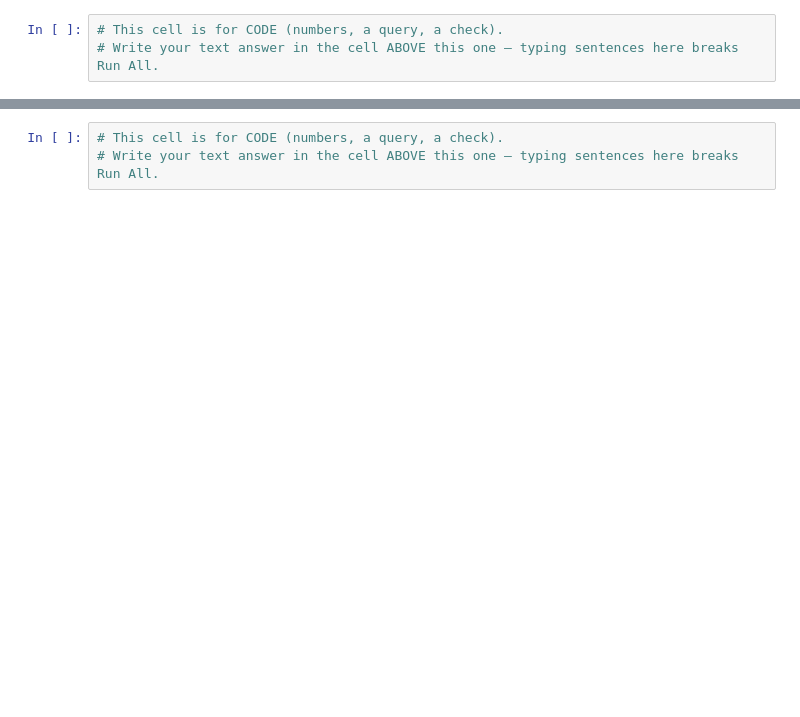
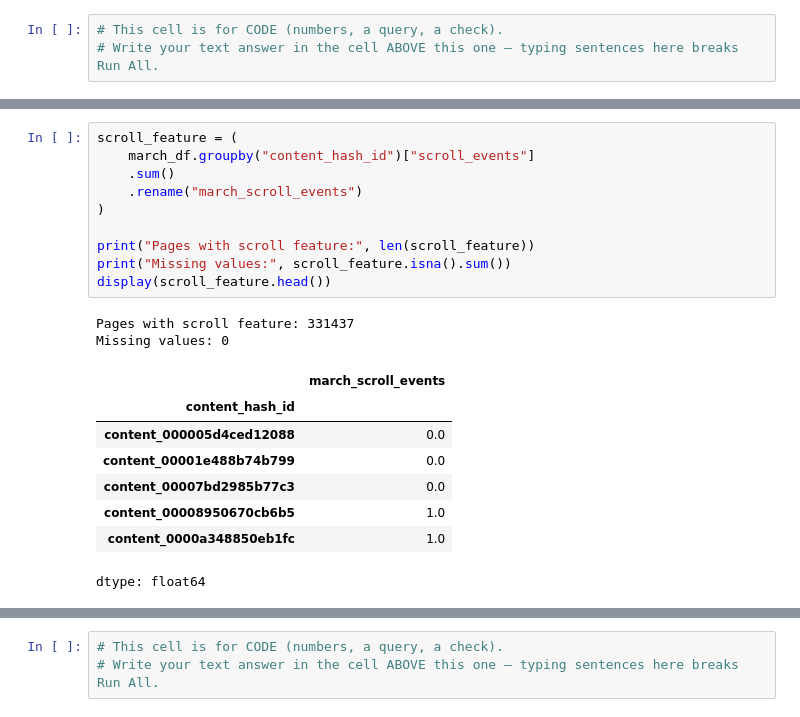
Before and after one commit to Marwan77770/Marwan_FlyRank, a Jupyter notebook: work/notebooks/w03_data_contract.ipynb, the cells around one changed output, grey strips where cells are left out. Drawn from its saved outputs; the diff is of its cells as text; blank space fills up the shorter version.

```diff
--- a/work/notebooks/w03_data_contract.ipynb
+++ b/work/notebooks/w03_data_contract.ipynb
@@ -19,0 +255,21 @@ This skeleton is yours to fill. Work the sections **in order** — each one has
+# %%
+scroll_feature = (
+    march_df.groupby("content_hash_id")["scroll_events"]
+    .sum()
+    .rename("march_scroll_events")
+)
+
+print("Pages with scroll feature:", len(scroll_feature))
+print("Missing values:", scroll_feature.isna().sum())
+display(scroll_feature.head())
+# %% [output]
+Pages with scroll feature: 331437
+Missing values: 0
+|  | march_scroll_events |
+| content_hash_id |  |
+| content_000005d4ced12088 | 0.0 |
+| content_00001e488b74b799 | 0.0 |
+| content_00007bd2985b77c3 | 0.0 |
+| content_00008950670cb6b5 | 1.0 |
+| content_0000a348850eb1fc | 1.0 |
+dtype: float64
```
Also changed, not shown: parts of 36 cells of this notebook.
